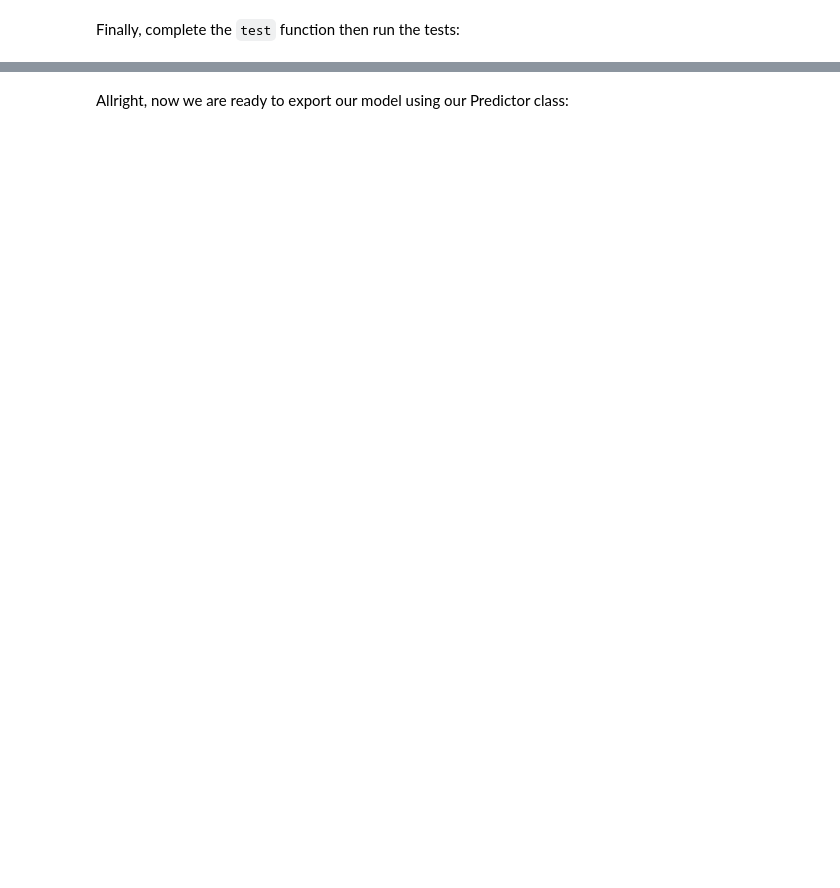
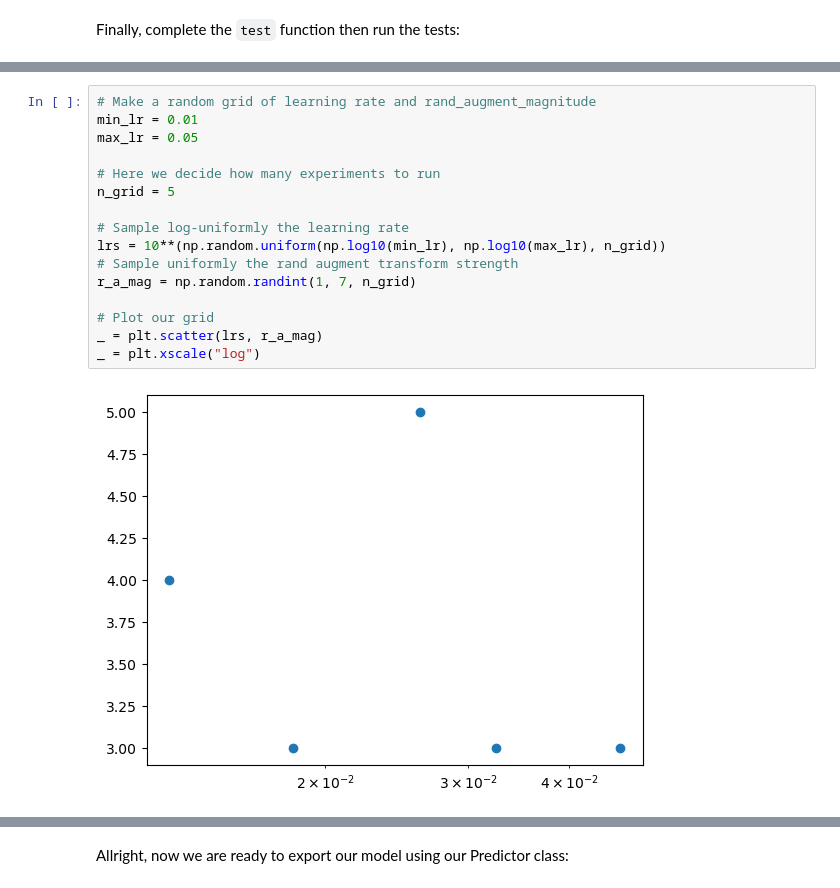
Before and after one commit to EzekielEkanem/landmark_images, a Jupyter notebook: cnn_from_scratch.ipynb, the cells around one changed output, grey strips where cells are left out. Saved outputs shown, nothing was run; the diff lists cells and outputs as text; blank space fills up the shorter version.

```diff
--- a/cnn_from_scratch.ipynb
+++ b/cnn_from_scratch.ipynb
@@ -223,0 +453,18 @@ optimize(
+# %%
+# Make a random grid of learning rate and rand_augment_magnitude
+min_lr = 0.01
+max_lr = 0.05
+
+# Here we decide how many experiments to run
+n_grid = 5
+
+# Sample log-uniformly the learning rate
+lrs = 10**(np.random.uniform(np.log10(min_lr), np.log10(max_lr), n_grid))
+# Sample uniformly the rand augment transform strength
+r_a_mag = np.random.randint(1, 7, n_grid)
+
+# Plot our grid
+_ = plt.scatter(lrs, r_a_mag)
+_ = plt.xscale("log")
+# %% [output]
+[figure, added]
```
Also changed, not shown: parts of 28 cells of this notebook, 11 other files.
